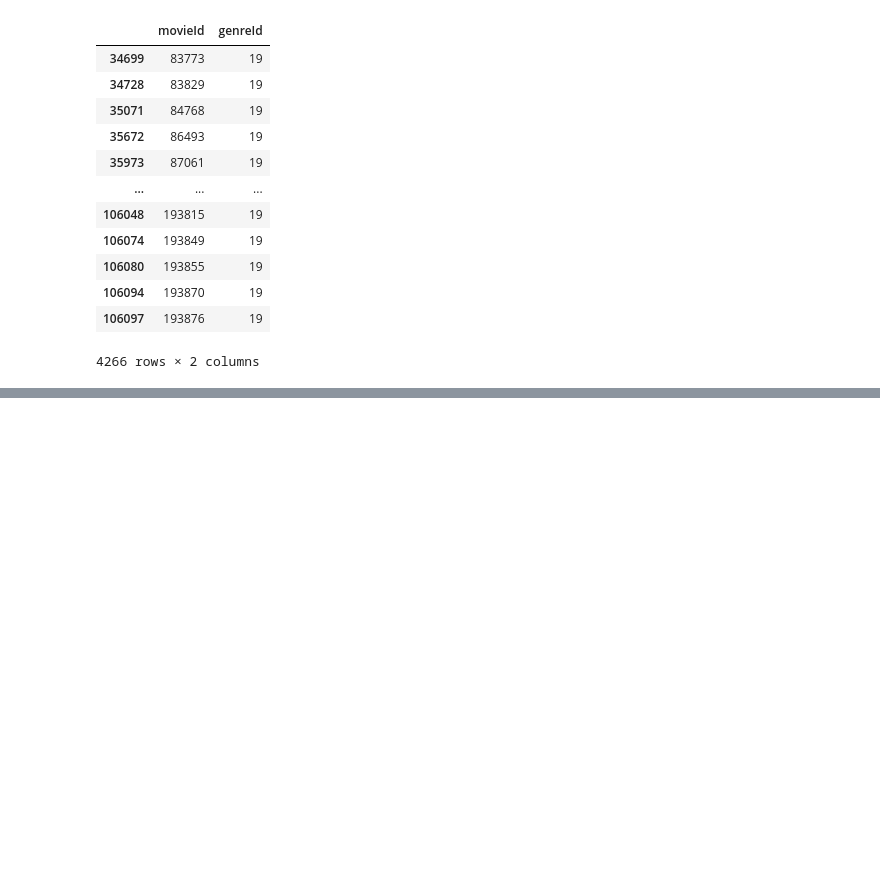
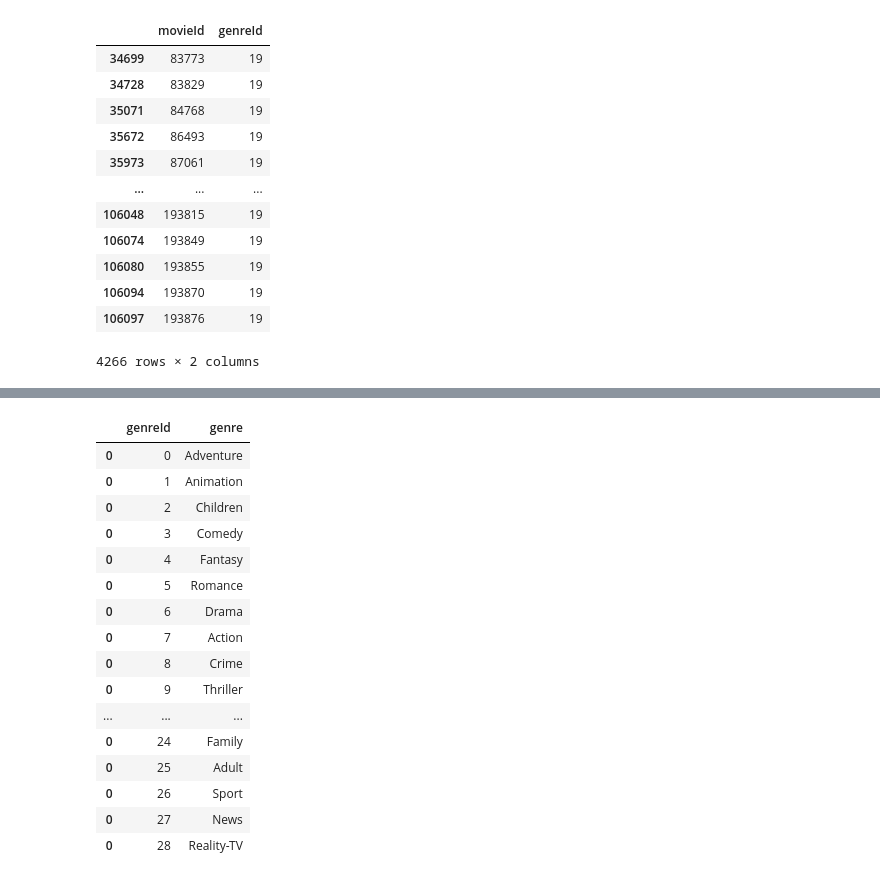
Before and after one commit to RohitMNair/Dashboard, a Jupyter notebook: movies_prepos.ipynb, the cells around one changed output, grey strips where cells are left out. Drawn from its saved outputs; the diff is of its cells as text; code cells hidden in the pictures; blank space fills up the shorter version.

Commit message:
added missing genres

```diff
--- a/movies_prepos.ipynb
+++ b/movies_prepos.ipynb
@@ -300,13 +265,14 @@ genres.to_csv(Path("preproc_datasets/genres.csv"))
 # %%
 movie_genre_join_table =pd.read_csv(Path("preproc_datasets/movie_genres.csv"))
 # %%
+counter = 20
 for movieid in movie_genre_join_table.loc[movie_genre_join_table["genreId"] == 19, "movieId"].values:
     imdb_id = links.loc[links["movieId"] == movieid,"imdbId"].values[0]
+    ia = Cinemagoer()
     try:
         data = ia.get_movie(imdb_id)
         new_genres = data["genres"]
         movie_genre_join_table.drop(movie_genre_join_table.loc[movie_genre_join_table["movieId"] == movieid].index, inplace = True)
-        counter = 20
         for _ in new_genres:
             if dict_genre.get(_) is None:
                 dict_genre[_] = counter
@@ -428,0 +412,24 @@ no genre avail 141442
+# %%
+genres = pd.DataFrame(columns=["genreId", "genre"])
+for genre in dict_genre.keys():
+    temp = pd.DataFrame([[dict_genre[genre],genre]],columns=["genreId","genre"])
+    genres = pd.concat([genres,temp])
+genres
+# %% [output]
+|  | genreId | genre |
+| 0 | 0 | Adventure |
+| 0 | 1 | Animation |
+| 0 | 2 | Children |
+| 0 | 3 | Comedy |
+| 0 | 4 | Fantasy |
+| 0 | 5 | Romance |
+| 0 | 6 | Drama |
+| 0 | 7 | Action |
+| 0 | 8 | Crime |
+| 0 | 9 | Thriller |
+| ... | ... | ... |
+| 0 | 24 | Family |
+| 0 | 25 | Adult |
+| 0 | 26 | Sport |
+| 0 | 27 | News |
+| 0 | 28 | Reality-TV |
```
Also changed, not shown: parts of 10 cells of this notebook, 1 other file.
